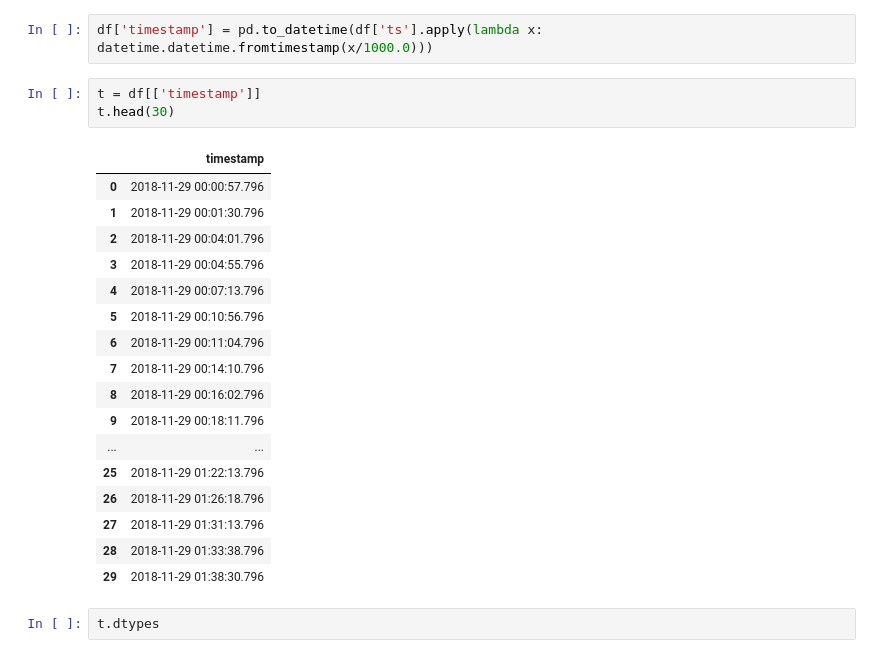
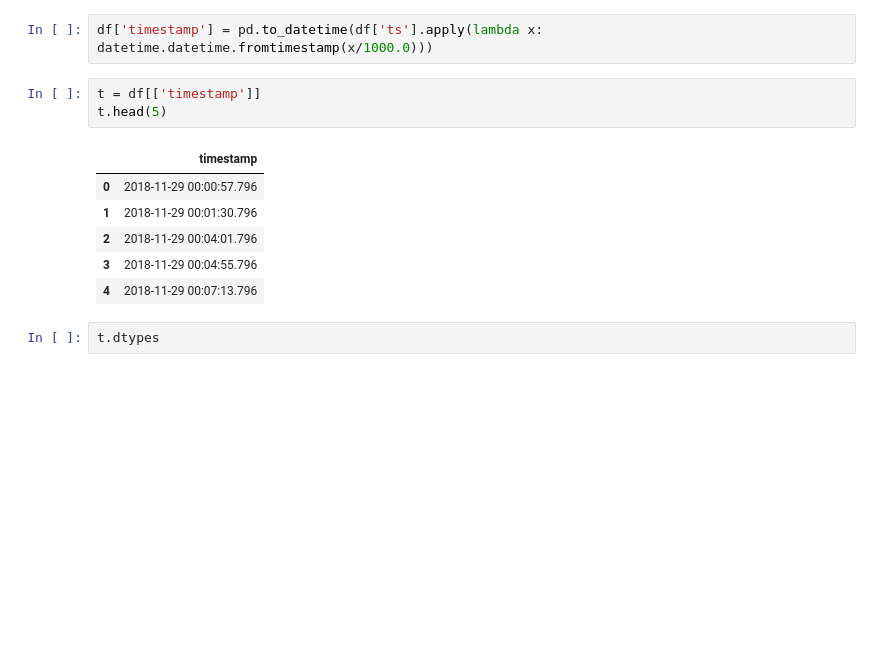
Before and after one commit to SproulHimself/udacity_deng_proj01, a Jupyter notebook: etl.ipynb, the cells around one changed output. Drawn from its saved outputs; the diff is of its cells as text; blank space fills up the shorter version.

```diff
--- a/etl.ipynb
+++ b/etl.ipynb
@@ -160,25 +147,14 @@ df.head(3)
 df['timestamp'] = pd.to_datetime(df['ts'].apply(lambda x: datetime.datetime.fromtimestamp(x/1000.0)))
 # %%
 t = df[['timestamp']]
-t.head(30)
+t.head(5)
 # %% [output]
 |  | timestamp |
 | 0 | 2018-11-29 00:00:57.796 |
 | 1 | 2018-11-29 00:01:30.796 |
 | 2 | 2018-11-29 00:04:01.796 |
 | 3 | 2018-11-29 00:04:55.796 |
 | 4 | 2018-11-29 00:07:13.796 |
-| 5 | 2018-11-29 00:10:56.796 |
-| 6 | 2018-11-29 00:11:04.796 |
-| 7 | 2018-11-29 00:14:10.796 |
-| 8 | 2018-11-29 00:16:02.796 |
-| 9 | 2018-11-29 00:18:11.796 |
-| ... | ... |
-| 25 | 2018-11-29 01:22:13.796 |
-| 26 | 2018-11-29 01:26:18.796 |
-| 27 | 2018-11-29 01:31:13.796 |
-| 28 | 2018-11-29 01:33:38.796 |
-| 29 | 2018-11-29 01:38:30.796 |
 # %%
 t.dtypes
 # %% [output]
```
Also changed, not shown: parts of 10 cells of this notebook, 3 other files.
